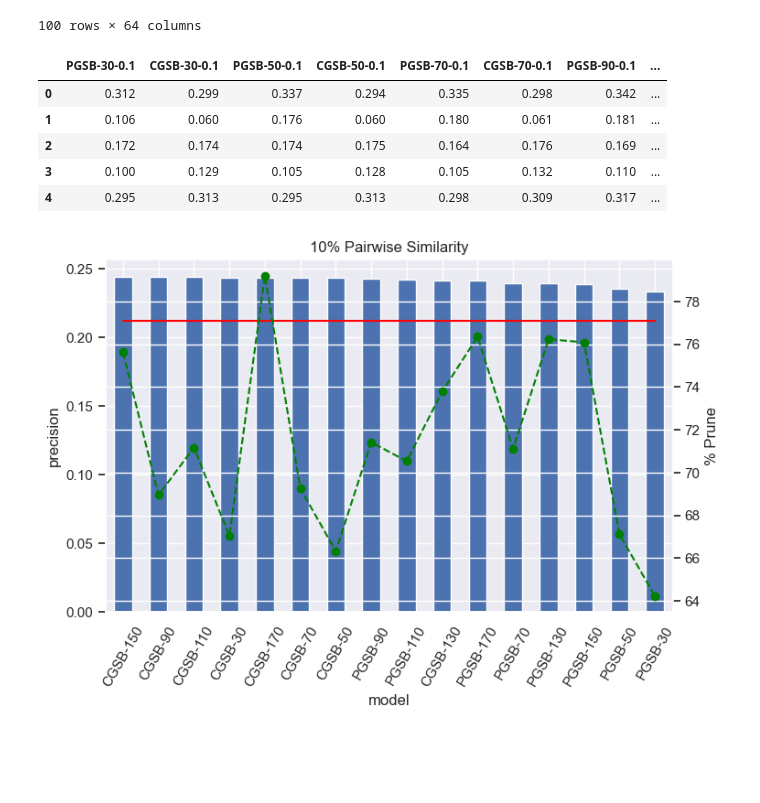
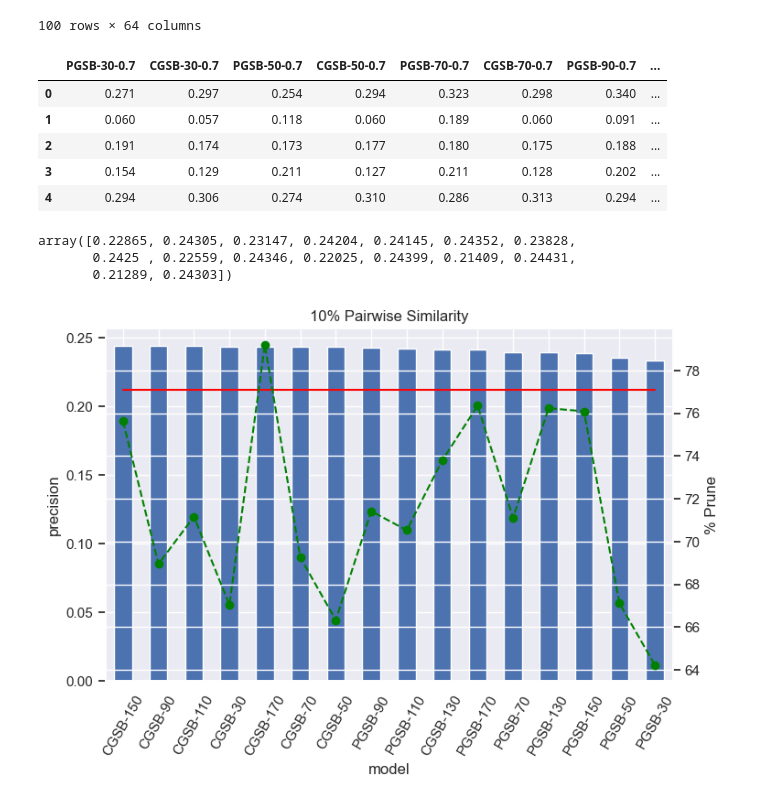
Before and after one commit to kalogeropo/thesis, a Jupyter notebook: complete-exploitation.ipynb, the cells around one changed output. Saved outputs shown, nothing was run; the diff lists cells and outputs as text; code cells hidden in the pictures; blank space fills up the shorter version.

```diff
--- a/complete-exploitation.ipynb
+++ b/complete-exploitation.ipynb
@@ -152,23 +152,29 @@ cls_sim_experiment
 # %%
 # split dataframes for each similarity condition letting only cluster size to vary
 selected_columns = [
     [
         column
         for i in range(j, 64, 8)  # Iterate over i with a step of 8
         for column in cls_sim_experiment.columns[i:i+2].values  # Get the subset of columns
     ]
     for j in range(0, 8, 2)  # Iterate over j with a step of 2
 ]
 
 cls_per_sim_list = [cls_sim_experiment[columns] for columns in selected_columns]
-cls_per_sim_list[0].head()
+cls_per_sim_list[3].head()
 # %% [output]
-|  | PGSB-30-0.1 | CGSB-30-0.1 | PGSB-50-0.1 | CGSB-50-0.1 | PGSB-70-0.1 | CGSB-70-0.1 | PGSB-90-0.1 | ... |
-| 0 | 0.312 | 0.299 | 0.337 | 0.294 | 0.335 | 0.298 | 0.342 | ... |
-| 1 | 0.106 | 0.060 | 0.176 | 0.060 | 0.180 | 0.061 | 0.181 | ... |
-| 2 | 0.172 | 0.174 | 0.174 | 0.175 | 0.164 | 0.176 | 0.169 | ... |
-| 3 | 0.100 | 0.129 | 0.105 | 0.128 | 0.105 | 0.132 | 0.110 | ... |
-| 4 | 0.295 | 0.313 | 0.295 | 0.313 | 0.298 | 0.309 | 0.317 | ... |
+|  | PGSB-30-0.7 | CGSB-30-0.7 | PGSB-50-0.7 | CGSB-50-0.7 | PGSB-70-0.7 | CGSB-70-0.7 | PGSB-90-0.7 | ... |
+| 0 | 0.271 | 0.297 | 0.254 | 0.294 | 0.323 | 0.298 | 0.340 | ... |
+| 1 | 0.060 | 0.057 | 0.118 | 0.060 | 0.189 | 0.060 | 0.091 | ... |
+| 2 | 0.191 | 0.174 | 0.173 | 0.177 | 0.180 | 0.175 | 0.188 | ... |
+| 3 | 0.154 | 0.129 | 0.211 | 0.127 | 0.211 | 0.128 | 0.202 | ... |
+| 4 | 0.294 | 0.306 | 0.274 | 0.310 | 0.286 | 0.313 | 0.294 | ... |
+# %%
+cls_sim_avg_list[3]
+# %% [output]
+array([0.22865, 0.24305, 0.23147, 0.24204, 0.24145, 0.24352, 0.23828,
+       0.2425 , 0.22559, 0.24346, 0.22025, 0.24399, 0.21409, 0.24431,
+       0.21289, 0.24303])
 # %%
 cls_sim_avg = data[1]['avg_pre'].dropna().values
 cls_sim_avg_list = [
```
Also changed, not shown: 18 other files.
